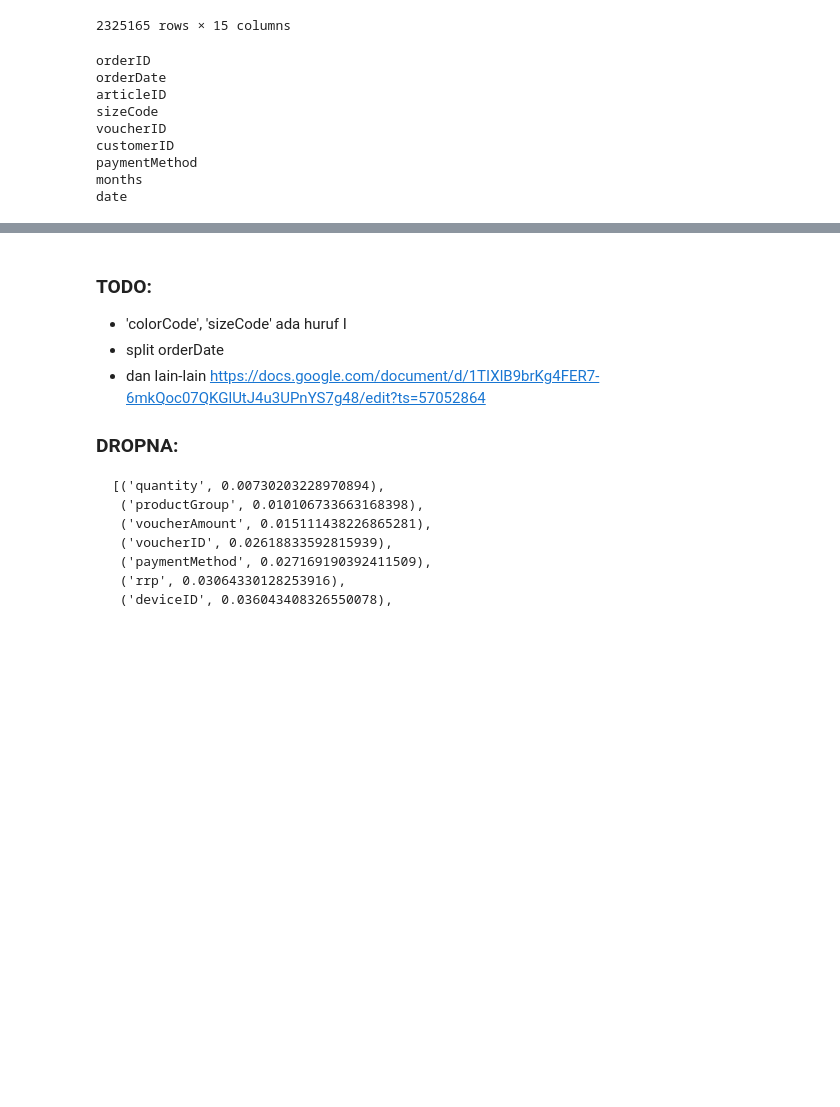
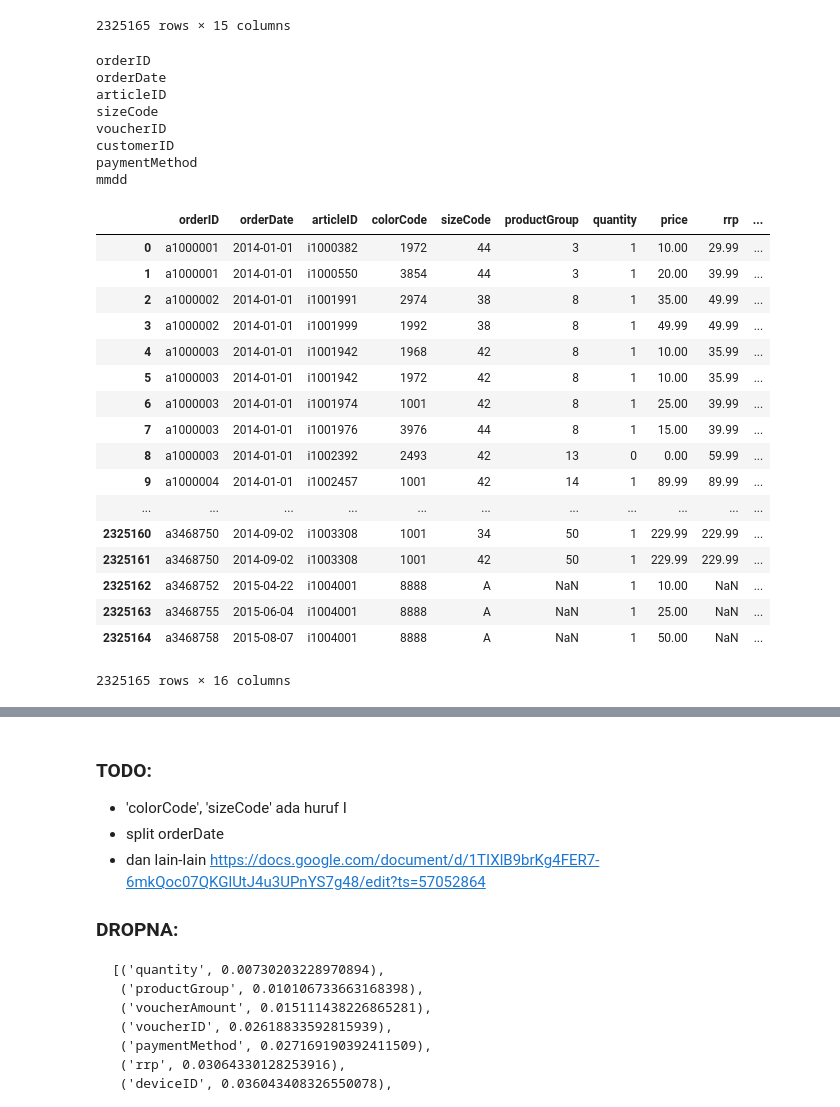
Before and after one commit to luthfianto/dmc-2016, a Jupyter notebook: coba-dmc-april-07.ipynb, the cells around one changed output, grey strips where cells are left out. Cells and saved outputs as stored; diff of their text form; code cells hidden in the pictures; blank space fills up the shorter version.

Commit message:
nambah total_order dan customer max_order

```diff
--- a/coba-dmc-april-07.ipynb
+++ b/coba-dmc-april-07.ipynb
@@ -107,11 +109,9 @@ def sample_nparray(data, target, proportion=0.5):
 # %%
 #joblib.dump(df, 'df.pkl')
 orig_df=joblib.load('df.pkl')
+df=orig_df.copy()
-# %%
-df=orig_df
-df_months_date=pd.DataFrame(orig_df.orderDate.str.split('-').str[1:3].tolist(), columns=['months','date'])
-df_months_date.astype(np.int, inplace=True)
-df=df.join(df_months_date)
+# %%
+df['mmdd']=orig_df.orderDate.str[5:];
 # %%
 #Konversi kategori/object ke numerik
 
@@ -122,6 +122,8 @@ for col in object_columns:
     le=LabelEncoder()
     # Konversi deh
     df[col]=le.fit_transform(df[col])
+
+#df['price_delta']=df.rrp-df.price;# df.price_delta.head()
 # %% [output]
 orderID
 orderDate
@@ -130,5 +132,4 @@ sizeCode
 voucherID
 customerID
 paymentMethod
-months
-date
+mmdd
@@ -137,0 +136,25 @@ label='returnQuantity'
+# %%
+order=df[['orderID', 'price']].groupby('orderID').sum()
+order.columns=['total_order']
+df=df.set_index('orderID')
+df=df.join(order)
+df=df.reset_index()
+# %% [output]
+|  | orderID | orderDate | articleID | colorCode | sizeCode | productGroup | quantity | price | rrp | ... |
+| 0 | a1000001 | 2014-01-01 | i1000382 | 1972 | 44 | 3 | 1 | 10.00 | 29.99 | ... |
+| 1 | a1000001 | 2014-01-01 | i1000550 | 3854 | 44 | 3 | 1 | 20.00 | 39.99 | ... |
+| 2 | a1000002 | 2014-01-01 | i1001991 | 2974 | 38 | 8 | 1 | 35.00 | 49.99 | ... |
+| 3 | a1000002 | 2014-01-01 | i1001999 | 1992 | 38 | 8 | 1 | 49.99 | 49.99 | ... |
+| 4 | a1000003 | 2014-01-01 | i1001942 | 1968 | 42 | 8 | 1 | 10.00 | 35.99 | ... |
+| 5 | a1000003 | 2014-01-01 | i1001942 | 1972 | 42 | 8 | 1 | 10.00 | 35.99 | ... |
+| 6 | a1000003 | 2014-01-01 | i1001974 | 1001 | 42 | 8 | 1 | 25.00 | 39.99 | ... |
+| 7 | a1000003 | 2014-01-01 | i1001976 | 3976 | 44 | 8 | 1 | 15.00 | 39.99 | ... |
+| 8 | a1000003 | 2014-01-01 | i1002392 | 2493 | 42 | 13 | 0 | 0.00 | 59.99 | ... |
+| 9 | a1000004 | 2014-01-01 | i1002457 | 1001 | 42 | 14 | 1 | 89.99 | 89.99 | ... |
+| ... | ... | ... | ... | ... | ... | ... | ... | ... | ... | ... |
+| 2325160 | a3468750 | 2014-09-02 | i1003308 | 1001 | 34 | 50 | 1 | 229.99 | 229.99 | ... |
+| 2325161 | a3468750 | 2014-09-02 | i1003308 | 1001 | 42 | 50 | 1 | 229.99 | 229.99 | ... |
+| 2325162 | a3468752 | 2015-04-22 | i1004001 | 8888 | A | NaN | 1 | 10.00 | NaN | ... |
+| 2325163 | a3468755 | 2015-06-04 | i1004001 | 8888 | A | NaN | 1 | 25.00 | NaN | ... |
+| 2325164 | a3468758 | 2015-08-07 | i1004001 | 8888 | A | NaN | 1 | 50.00 | NaN | ... |
+2325165 rows × 16 columns
```
Also changed, not shown: parts of 9 cells of this notebook.
